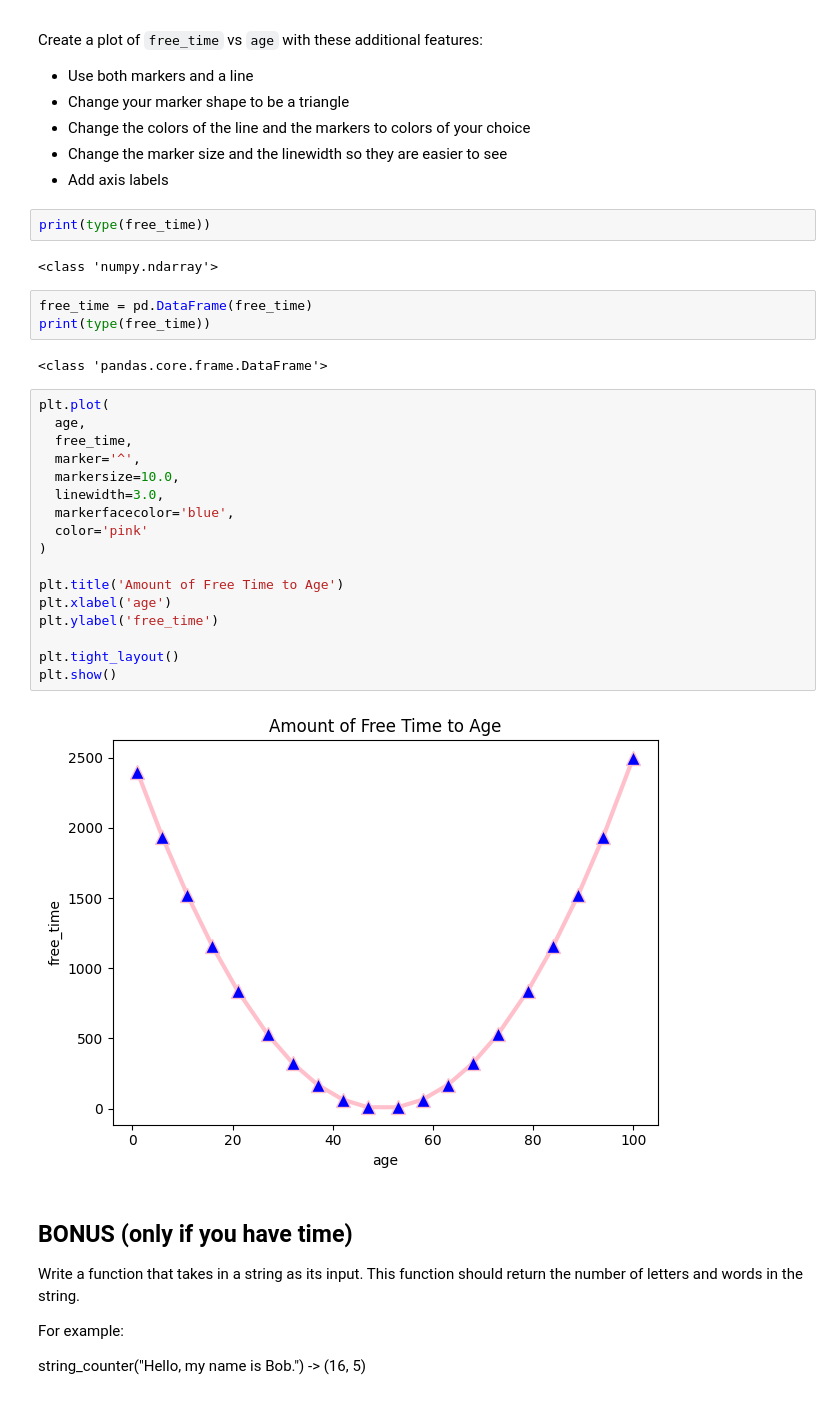
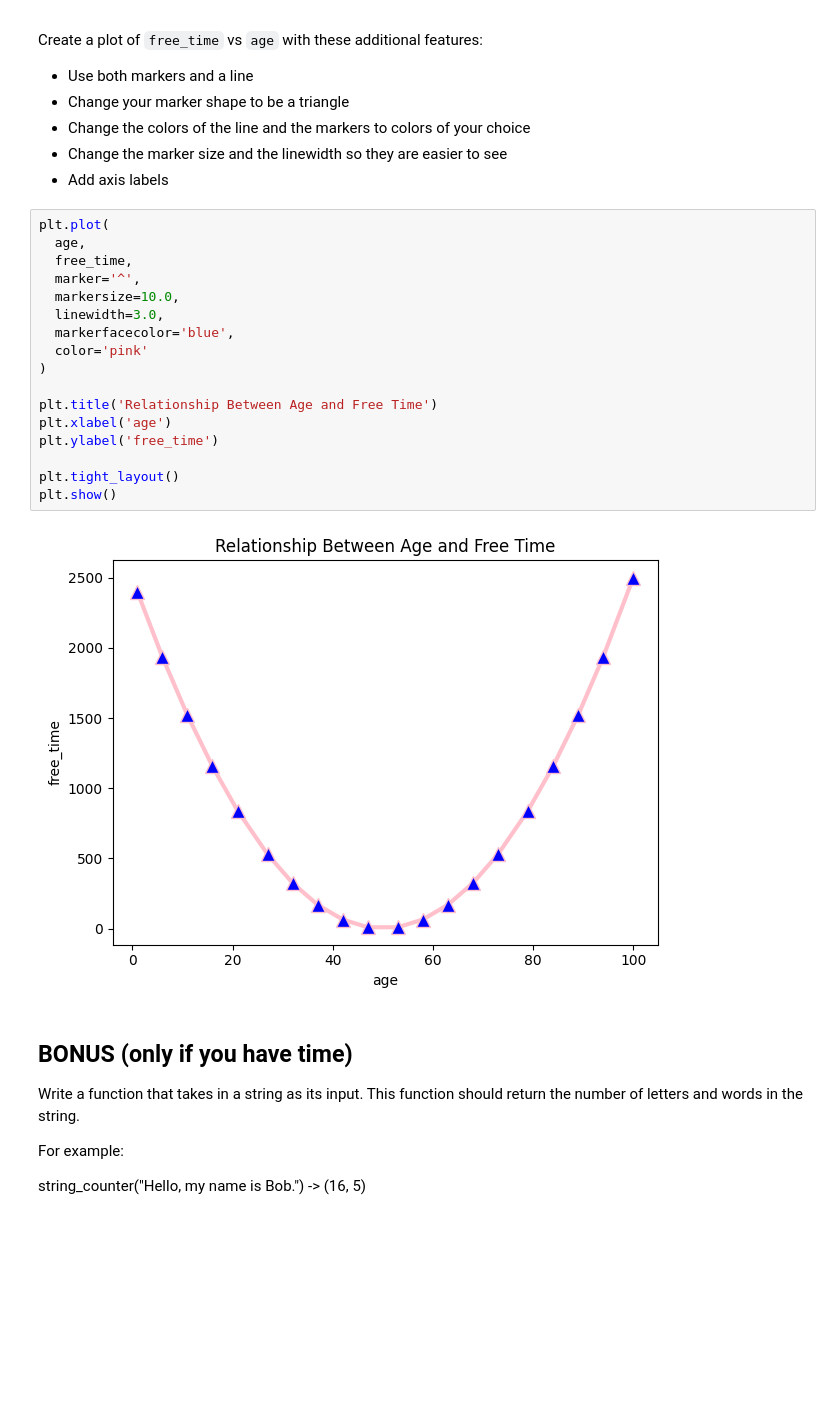
Before and after one commit to ddds-21-JuanReyesAn/Stephanie-Data-Science-Portfolio-C21, a Jupyter notebook: Exercises/Advanced/101-Numpy.and.Plotting.Exercise.ipynb, the cells around one changed output. Saved outputs shown, nothing was run; the diff lists cells and outputs as text; blank space fills up the shorter version.

```diff
--- a/Exercises/Advanced/101-Numpy.and.Plotting.Exercise.ipynb
+++ b/Exercises/Advanced/101-Numpy.and.Plotting.Exercise.ipynb
@@ -79,34 +79,25 @@ Create a plot of `free_time` vs `age` with these additional features:
 - Change the colors of the line and the markers to colors of your choice
 - Change the marker size and the linewidth so they are easier to see
 - Add axis labels
-# %%
-print(type(free_time))
-# %% [output]
-<class 'numpy.ndarray'>
-# %%
-free_time = pd.DataFrame(free_time)
-print(type(free_time))
-# %% [output]
-<class 'pandas.core.frame.DataFrame'>
 # %%
 plt.plot(
   age,
   free_time,
   marker='^',
   markersize=10.0,
   linewidth=3.0,
   markerfacecolor='blue',
   color='pink'
 )
 
-plt.title('Amount of Free Time to Age')
+plt.title('Relationship Between Age and Free Time')
 plt.xlabel('age')
 plt.ylabel('free_time')
 
 plt.tight_layout()
 plt.show()
 # %% [output]
-[figure, old version]
+[figure, new version]
 # %% [markdown]
 ## **BONUS** (only if you have time)
 
```
Also changed, not shown: parts of 3 cells of this notebook.
